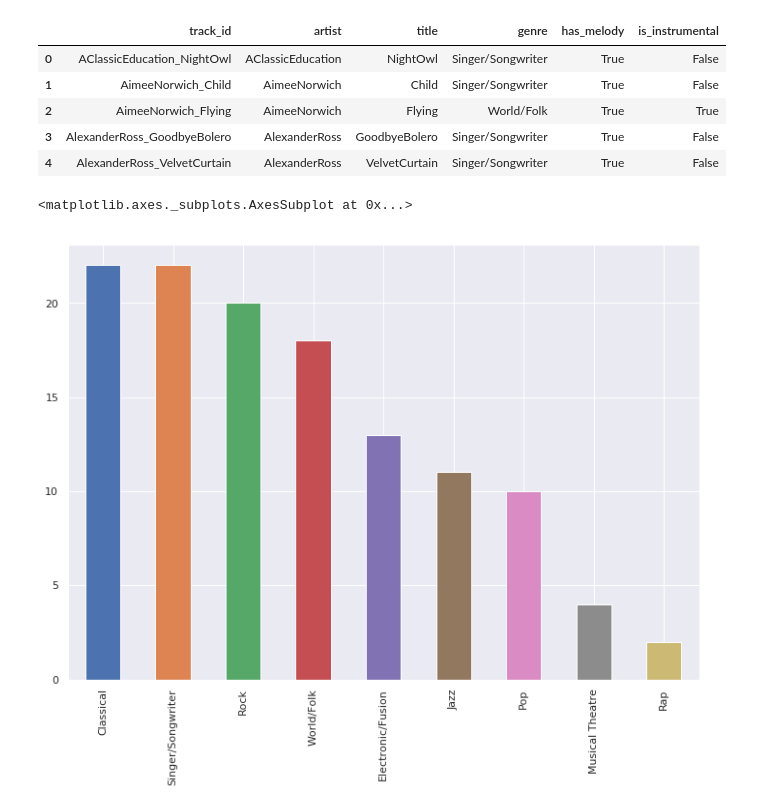
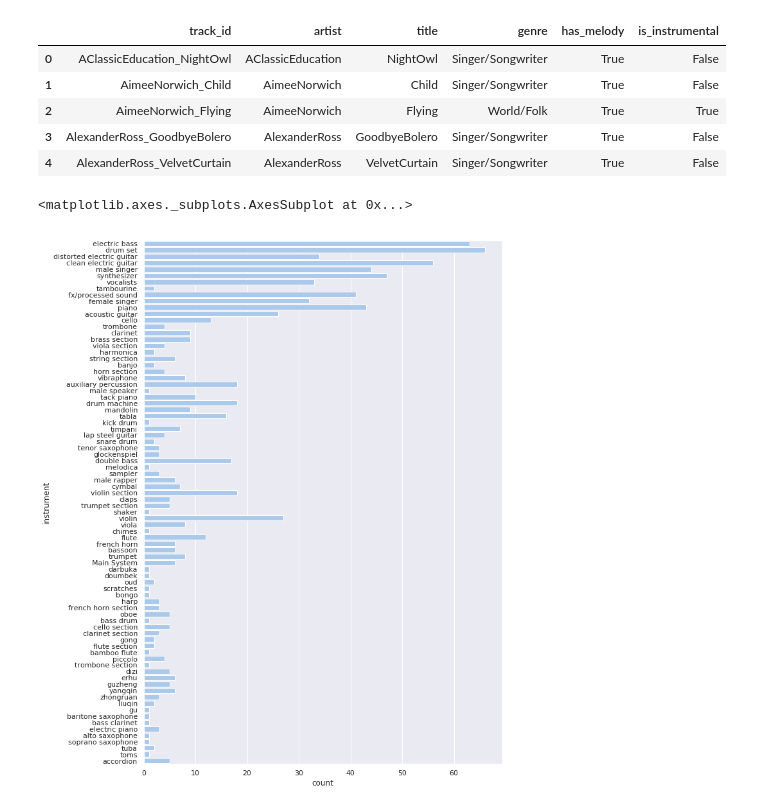
Before and after one commit to shayenne/vocaldetection, a Jupyter notebook: scripts/MixMedleyDB.ipynb, the cells around one changed output. Drawn from its saved outputs; the diff is of its cells as text; code cells hidden in the pictures.

```diff
--- a/scripts/MixMedleyDB.ipynb
+++ b/scripts/MixMedleyDB.ipynb
@@ -207,3 +175,0 @@ import seaborn as sns
-# %%
-sns.set(rc={'figure.figsize':(13.7,8.27)})
-df['instrument'].value_counts().plot(kind='bar')
@@ -239,3 +175,0 @@ Length: 122, dtype: int64
-# %%
-sns.set(rc={'figure.figsize':(13.7,8.27)})
-df_vocal['instrument'].value_counts().plot(kind='bar')
@@ -245,3 +175,0 @@ df_vocal['instrument'].value_counts().plot(kind='bar')
-# %%
-sns.set(rc={'figure.figsize':(15.7,8.27)})
-sns.countplot(x="track_id", hue='is_instrumental', data=df)
@@ -257,9 +182,10 @@ df_pieces.head()
 | 2 | AimeeNorwich_Flying | AimeeNorwich | Flying | World/Folk | True | True |
 | 3 | AlexanderRoss_GoodbyeBolero | AlexanderRoss | GoodbyeBolero | Singer/Songwriter | True | False |
 | 4 | AlexanderRoss_VelvetCurtain | AlexanderRoss | VelvetCurtain | Singer/Songwriter | True | False |
-# %%
-sns.set(rc={'figure.figsize':(11.7,8.27)})
-df_pieces['genre'].value_counts().plot(kind='bar')
-# %% [output]
-<matplotlib.axes._subplots.AxesSubplot at 0x...>
-[figure, removed]
+# %%
+sns.set(rc={'figure.figsize':(10,15)})
+sns.set_color_codes("pastel")
+sns.countplot(y='instrument', data=df, color="b")
+# %% [output]
+<matplotlib.axes._subplots.AxesSubplot at 0x...>
+[figure, added]
```
Also changed, not shown: parts of 39 cells of this notebook, 1 other file.
